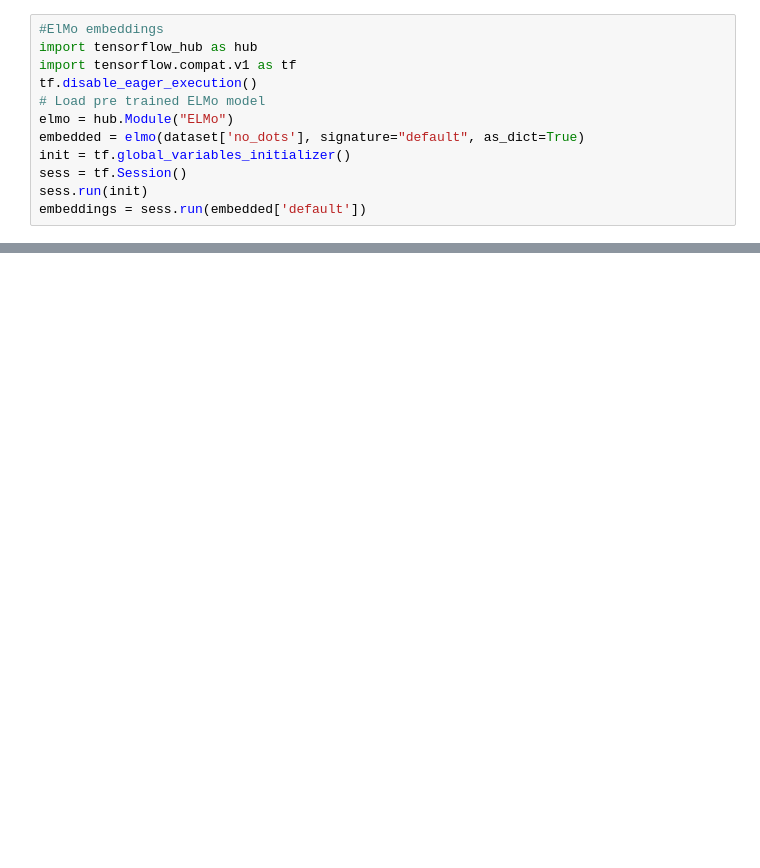
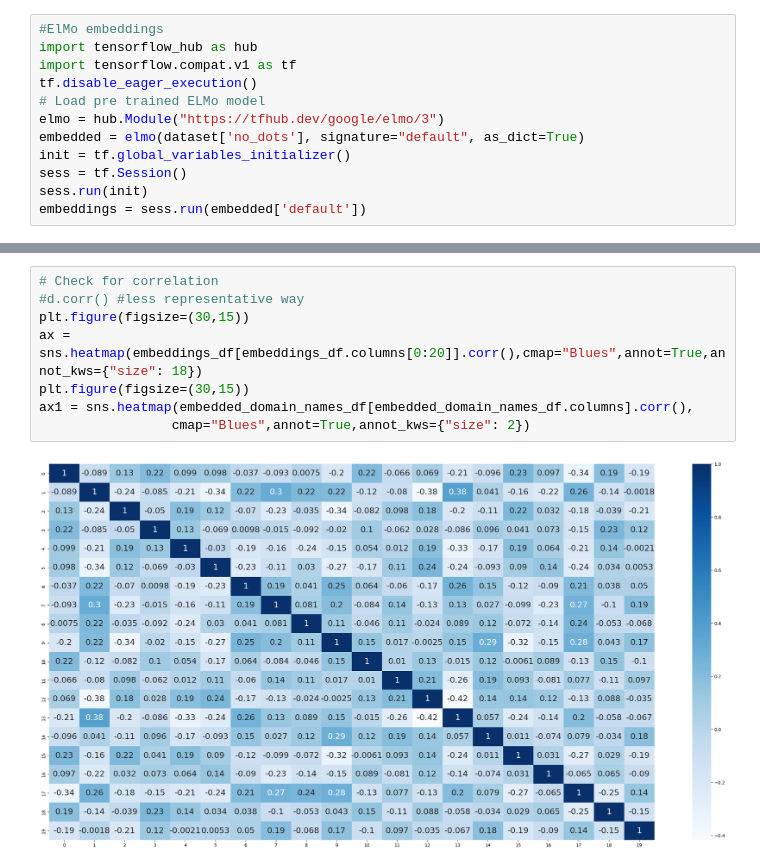
Before and after one commit to S1107327/datascience, a Jupyter notebook: ClassAndCluster.ipynb, the cells around one changed output, grey strips where cells are left out. Drawn from its saved outputs; the diff is of its cells as text; blank space fills up the shorter version.

```diff
--- a/ClassAndCluster.ipynb
+++ b/ClassAndCluster.ipynb
@@ -26,7 +25,7 @@ import tensorflow_hub as hub
 import tensorflow.compat.v1 as tf
 tf.disable_eager_execution()
 # Load pre trained ELMo model
-elmo = hub.Module("ELMo")
+elmo = hub.Module("https://tfhub.dev/google/elmo/3")
 embedded = elmo(dataset['no_dots'], signature="default", as_dict=True)
 init = tf.global_variables_initializer()
 sess = tf.Session()
@@ -51,0 +105,10 @@ for name in domain_names:
+# %%
+# Check for correlation
+#d.corr() #less representative way
+plt.figure(figsize=(30,15))
+ax = sns.heatmap(embeddings_df[embeddings_df.columns[0:20]].corr(),cmap="Blues",annot=True,annot_kws={"size": 18})
+plt.figure(figsize=(30,15))
+ax1 = sns.heatmap(embedded_domain_names_df[embedded_domain_names_df.columns].corr(),
+                 cmap="Blues",annot=True,annot_kws={"size": 2})
+# %% [output]
+[figure, added]
```
Also changed, not shown: parts of 14 cells of this notebook, 3 other files.
